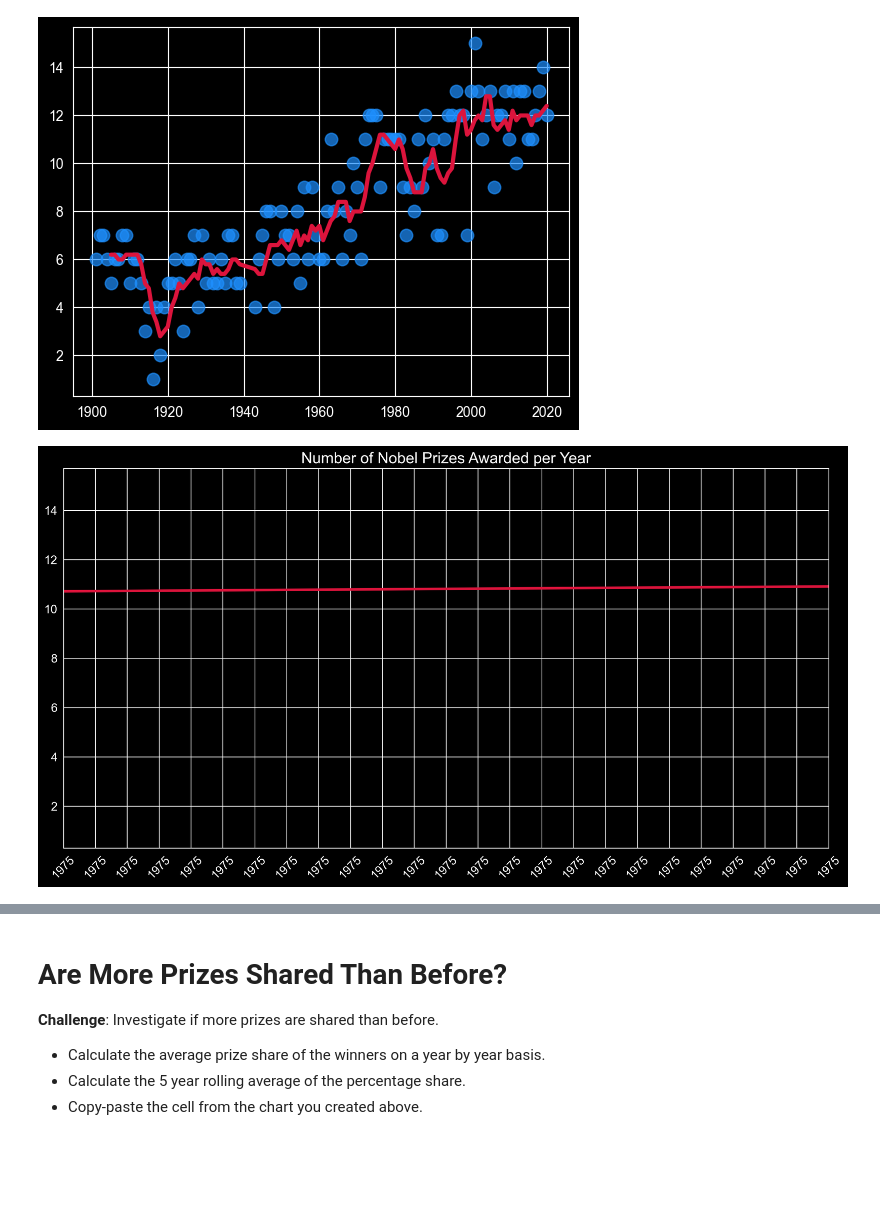
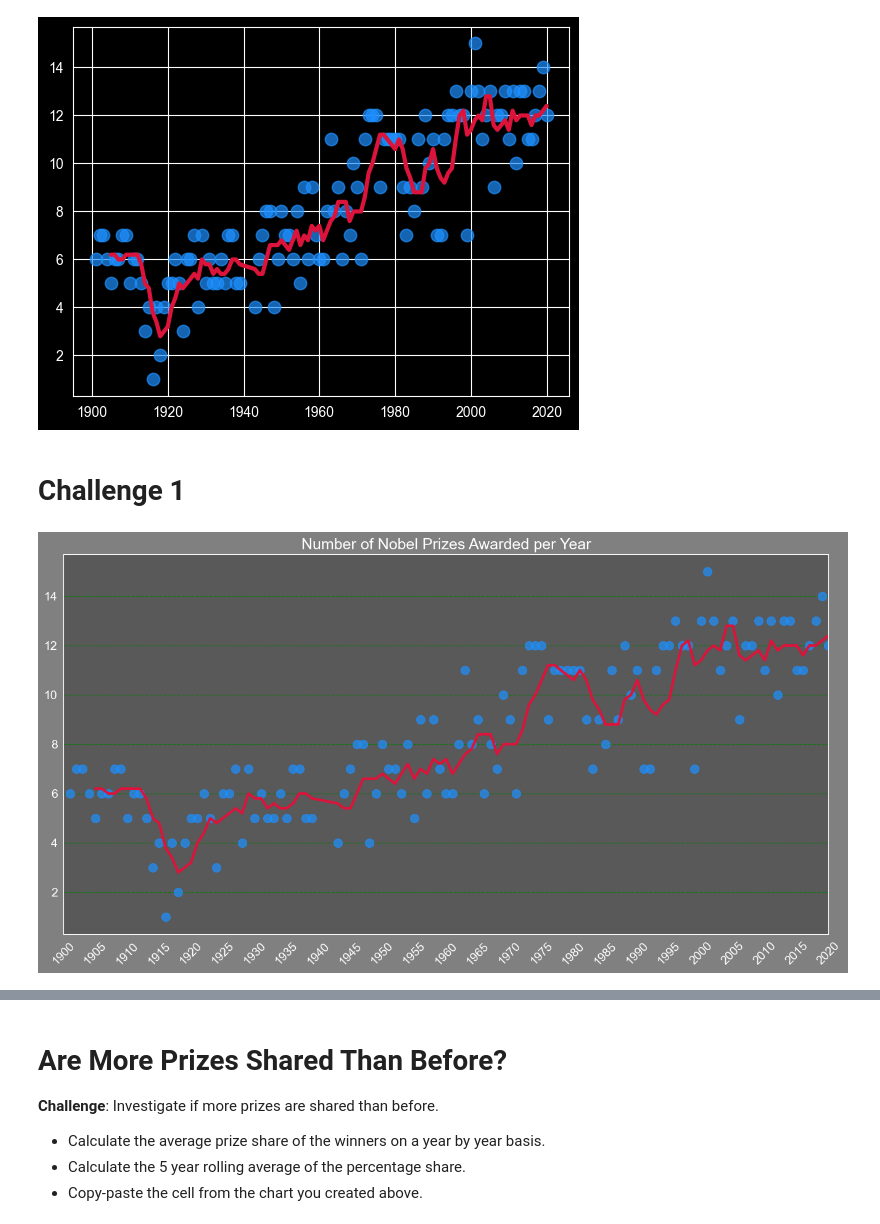
Before and after one commit to marcinszlaz/__100_Days_of_Code_Python_Bootcamp__, a Jupyter notebook: Day_79/Nobel_Prize_Analysis_(start).ipynb, the cells around one changed output, grey strips where cells are left out. Cells and saved outputs as stored; diff of their text form; code cells hidden in the pictures; blank space fills up the shorter version.

Commit message:
p_79, plot, scater, np.arange, np.linspace etc.

```diff
--- a/Day_79/Nobel_Prize_Analysis_(start).ipynb
+++ b/Day_79/Nobel_Prize_Analysis_(start).ipynb
@@ -603,28 +611,39 @@ plt.plot(
 plt.show()
 # %% [output]
 [figure]
+# %% [markdown]
+# Challenge 1
 # %%
-plt.figure(figsize=(16,8), dpi=200)
+prize_per_year = df_data.groupby(by='year').count().prize
+moving_average = prize_per_year.rolling(window=5).mean()
+
+plt.figure(figsize=(16,8), dpi=100, facecolor='gray')
 plt.title('Number of Nobel Prizes Awarded per Year', fontsize=18)
 plt.yticks(fontsize=14)
-plt.xticks(ticks=np.arange(1900, 2021, step=5),
+plt.grid(visible=False)
+
+plt.xticks(ticks=pd.date_range(start='1900', end='2020', freq='5YS'),
+           labels=np.arange(1900, 2021, step=5),
            fontsize=14,
            rotation=45)
 
 ax = plt.gca() # get current axis
-ax.set_xlim(1900, 2020)
+ax.set_xlim(pd.to_datetime('1900'), pd.to_datetime('2020'))
+ax.set_facecolor(color=(0.35, 0.35, 0.35))
+ax.grid(visible=True, alpha=0.7, axis='y', linewidth=1, color='g', linestyle='--')
 
 ax.scatter(x=prize_per_year.index,
            y=prize_per_year.values,
            c='dodgerblue',
            alpha=0.7,
-           s=100)
+           s=100,
+           )
 
 ax.plot(prize_per_year.index,
         moving_average.values,
         c='crimson',
-        linewidth=3)
-
+        linewidth=3,
+       )
 plt.show()
 # %% [output]
-[figure, old version]
+[figure, new version]
```
Also changed, not shown: parts of 12 cells of this notebook, 6 other files.
